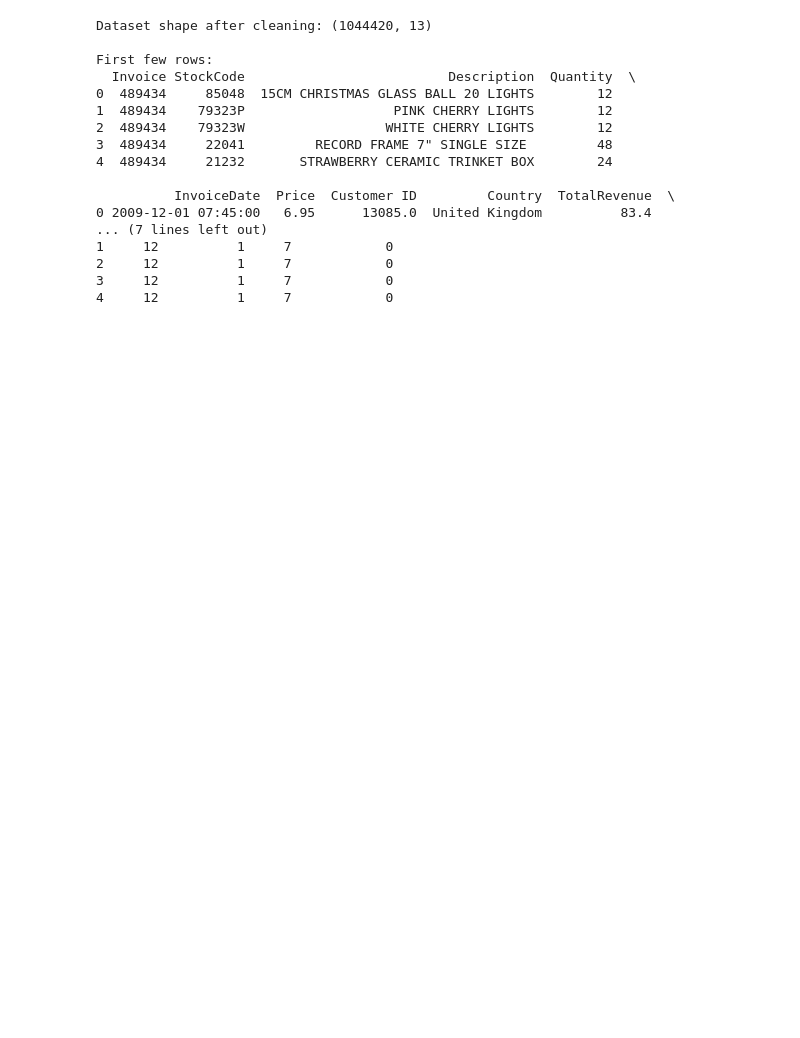
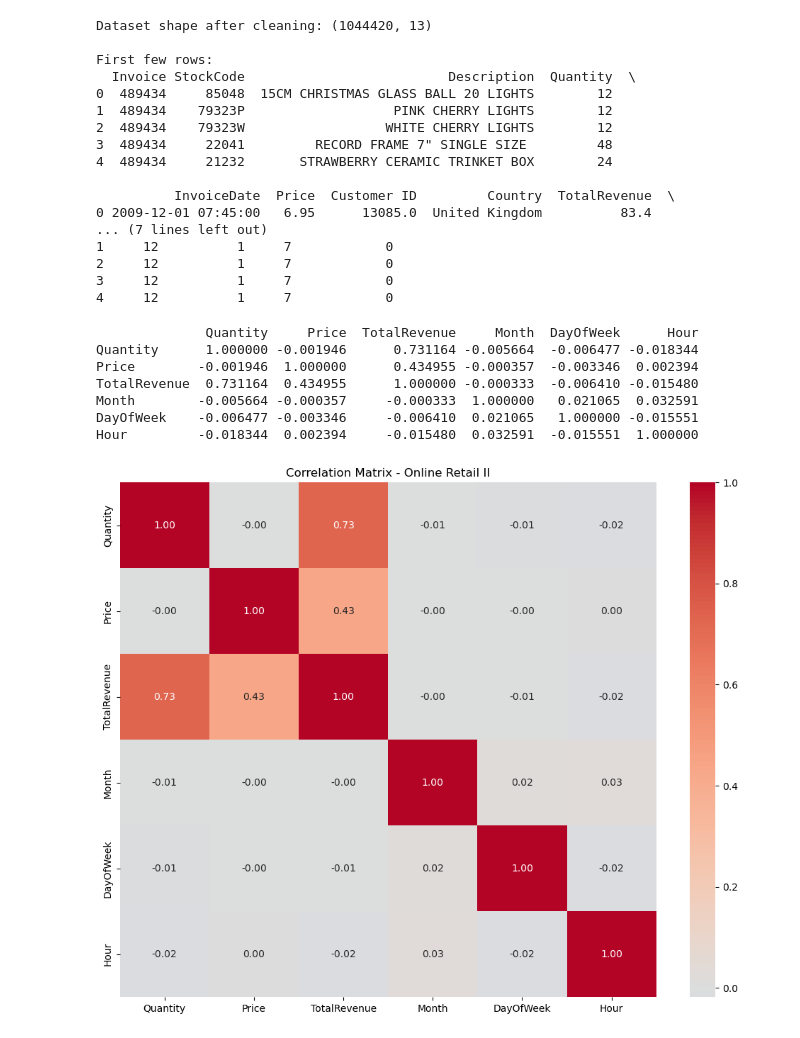
Before and after one commit to sarakreci/techlabs-ecommerce-group2, a Jupyter notebook: analysis-1.ipynb, the cells around one changed output. Cells and saved outputs as stored; diff of their text form; code cells hidden in the pictures; blank space fills up the shorter version.

Commit message:
Sara - correlation_analysis

```diff
--- a/analysis-1.ipynb
+++ b/analysis-1.ipynb
@@ -40,3 +40,24 @@ First few rows:
 2     12          1     7            0
 3     12          1     7            0
 4     12          1     7            0
+# %%
+numeric_cols = ['Quantity', 'Price', 'TotalRevenue', 'Month', 'DayOfWeek', 'Hour']
+
+corr_matrix = df_clean[numeric_cols].corr()
+print(corr_matrix)
+
+plt.figure(figsize=(10, 8))
+sns.heatmap(corr_matrix, annot=True, fmt='.2f', cmap='coolwarm', center=0)
+plt.title('Correlation Matrix - Online Retail II')
+plt.tight_layout()
+#plt.savefig('correlation_matrix.png')
+plt.show()
+# %% [output]
+              Quantity     Price  TotalRevenue     Month  DayOfWeek      Hour
+Quantity      1.000000 -0.001946      0.731164 -0.005664  -0.006477 -0.018344
+Price        -0.001946  1.000000      0.434955 -0.000357  -0.003346  0.002394
+TotalRevenue  0.731164  0.434955      1.000000 -0.000333  -0.006410 -0.015480
+Month        -0.005664 -0.000357     -0.000333  1.000000   0.021065  0.032591
+DayOfWeek    -0.006477 -0.003346     -0.006410  0.021065   1.000000 -0.015551
+Hour         -0.018344  0.002394     -0.015480  0.032591  -0.015551  1.000000
+[figure, added]
```
Also changed, not shown: parts of 5 cells of this notebook.
